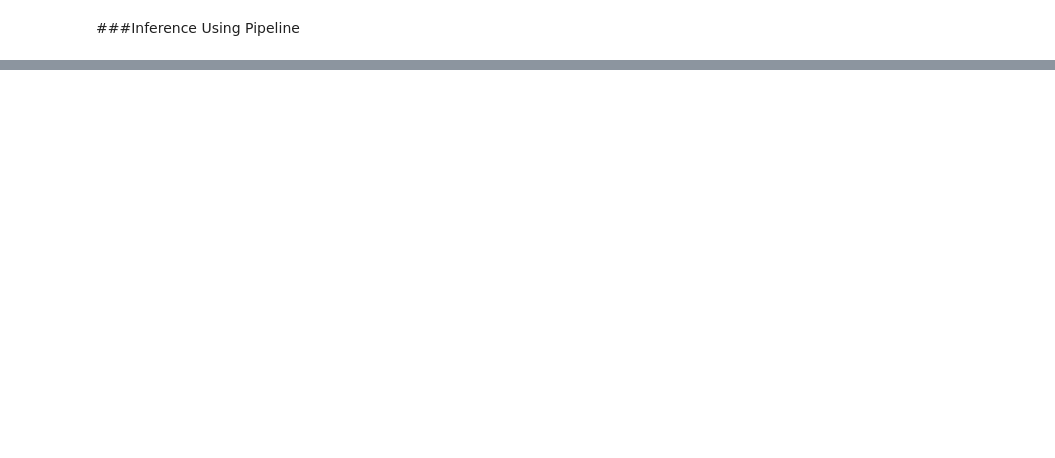
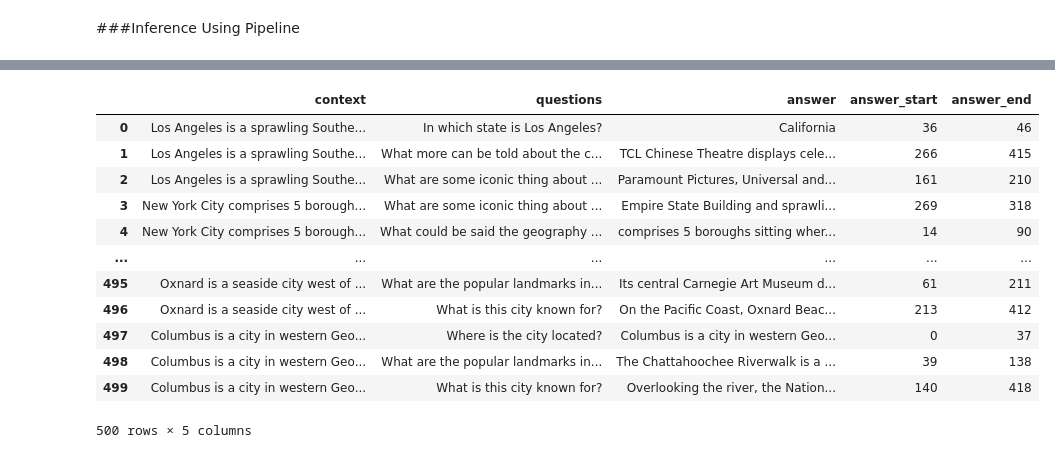
Before and after one commit to VineetKiragi/CMPE-257, a Jupyter notebook: CMPE_257_Question_Answering_Task_Rahul_NLP.ipynb, the cells around one changed output, grey strips where cells are left out. Saved outputs shown, nothing was run; the diff lists cells and outputs as text; code cells hidden in the pictures; blank space fills up the shorter version.

Commit message:
Creating Df from Json

```diff
--- a/CMPE_257_Question_Answering_Task_Rahul_NLP.ipynb
+++ b/CMPE_257_Question_Answering_Task_Rahul_NLP.ipynb
@@ -137,0 +134,7 @@ Answers:
+# %%
+null = "null"
+false=False
+true = True
+
+with open("/content/drive/MyDrive/merged_file.json", encoding='UTF-8') as f:
+    a= json.load(f)
@@ -137,0 +161,40 @@ Answers:
+# %%
+p = []
+q=[]
+ans = []
+astart = []
+aend= []
+for i in a["data"]:
+    for j in i["paragraphs"][0]["qas"]:
+        #print(j)
+        if(len(j["answers"])!=0):
+          astart.append(j["answers"][0]["answer_start"])
+
+          p.append(i["paragraphs"][0]["context"])
+          q.append(j["question"])
+
+          ans.append(j["answers"][0]["text"])
+          aend.append(j["answers"][0]["answer_end"])
+
+df = pd.DataFrame()
+df["context"] = p
+df["questions"] = q
+df["answer"] = ans
+df["answer_start"] = astart
+df["answer_end"] = aend
+# %%
+df
+# %% [output]
+|  | context | questions | answer | answer_start | answer_end |
+| 0 | Los Angeles is a sprawling Southe... | In which state is Los Angeles? | California | 36 | 46 |
+| 1 | Los Angeles is a sprawling Southe... | What more can be told about the c... | TCL Chinese Theatre displays cele... | 266 | 415 |
+| 2 | Los Angeles is a sprawling Southe... | What are some iconic thing about ... | Paramount Pictures, Universal and... | 161 | 210 |
+| 3 | New York City comprises 5 borough... | What are some iconic thing about ... | Empire State Building and sprawli... | 269 | 318 |
+| 4 | New York City comprises 5 borough... | What could be said the geography ... | comprises 5 boroughs sitting wher... | 14 | 90 |
+| ... | ... | ... | ... | ... | ... |
+| 495 | Oxnard is a seaside city west of ... | What are the popular landmarks in... | Its central Carnegie Art Museum d... | 61 | 211 |
+| 496 | Oxnard is a seaside city west of ... | What is this city known for? | On the Pacific Coast, Oxnard Beac... | 213 | 412 |
+| 497 | Columbus is a city in western Geo... | Where is the city located? | Columbus is a city in western Geo... | 0 | 37 |
+| 498 | Columbus is a city in western Geo... | What are the popular landmarks in... | The Chattahoochee Riverwalk is a ... | 39 | 138 |
+| 499 | Columbus is a city in western Geo... | What is this city known for? | Overlooking the river, the Nation... | 140 | 418 |
+500 rows × 5 columns
```
Also changed, not shown: parts of 8 cells of this notebook.
